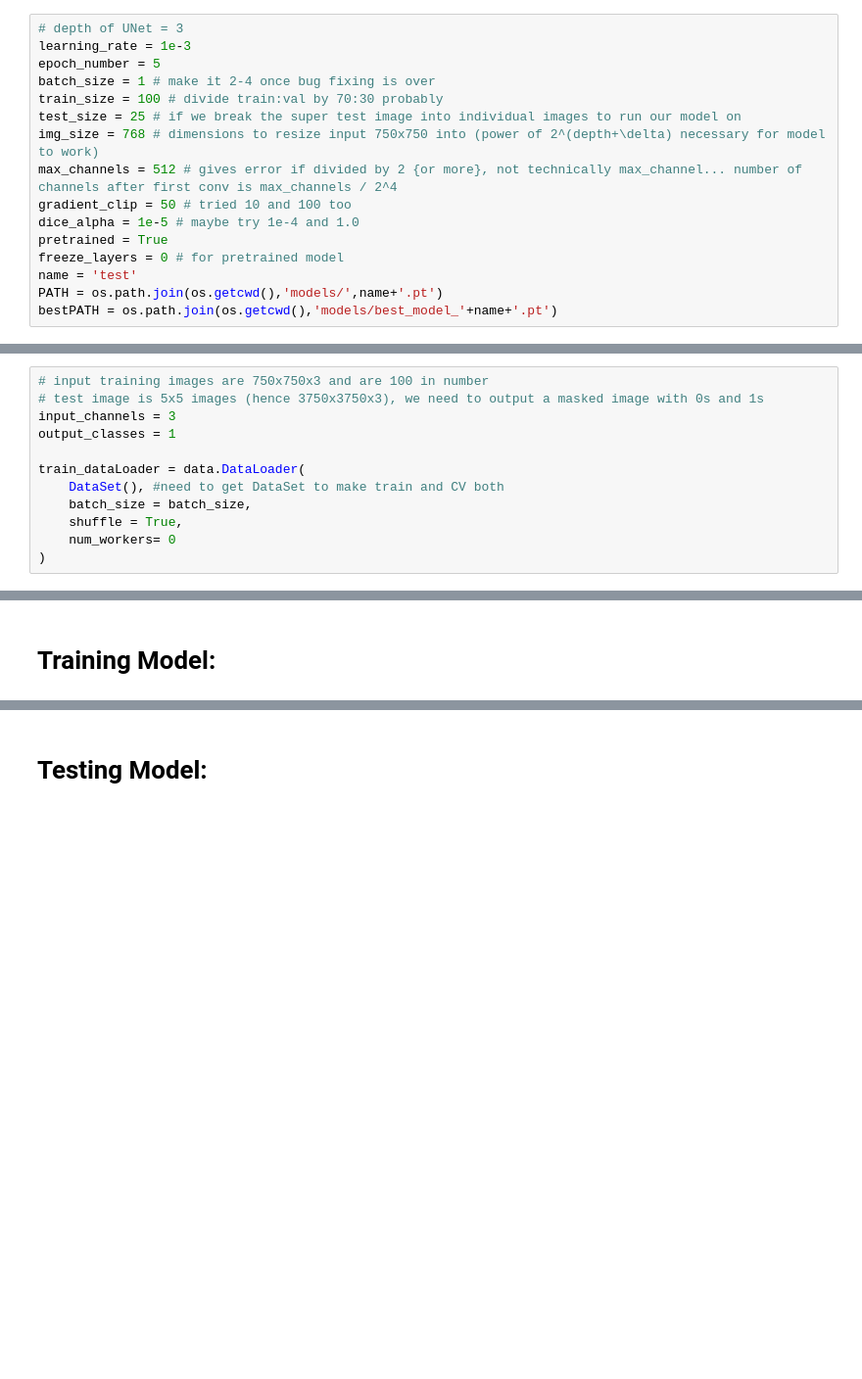
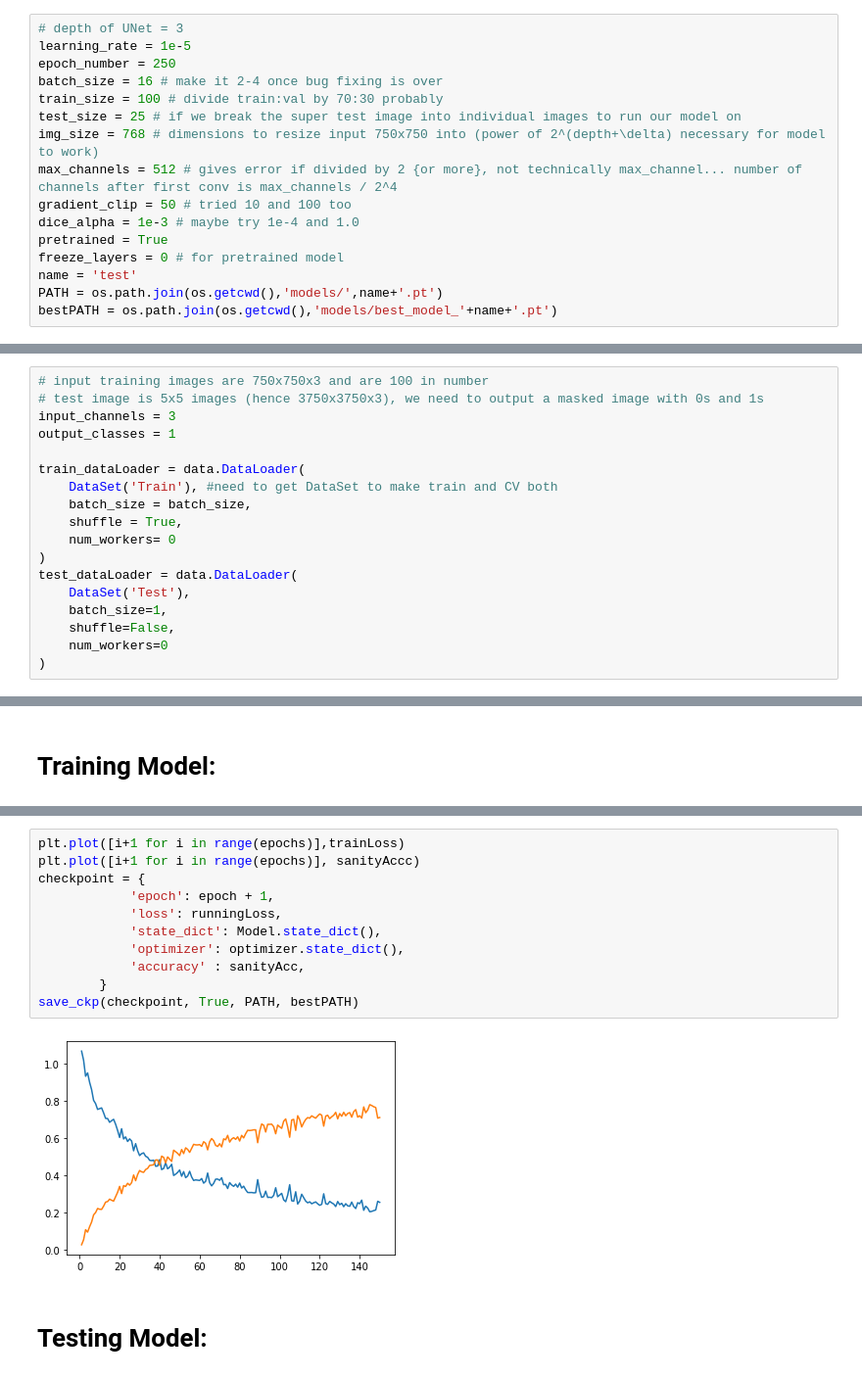
Before and after one commit to zakidotai/geo.ai, a Jupyter notebook: Sids2k_UNet.ipynb, the cells around one changed output, grey strips where cells are left out. Shown at 98% size. Drawn from its saved outputs; the diff is of its cells as text; blank space fills up the shorter version.

Commit message:
added test function/applying mask

```diff
--- a/Sids2k_UNet.ipynb
+++ b/Sids2k_UNet.ipynb
@@ -40,15 +41,15 @@ Hyperparams:
 ==
 # %%
 # depth of UNet = 3
-learning_rate = 1e-3
-epoch_number = 5
-batch_size = 1 # make it 2-4 once bug fixing is over
+learning_rate = 1e-5
+epoch_number = 250
+batch_size = 16 # make it 2-4 once bug fixing is over
 train_size = 100 # divide train:val by 70:30 probably
 test_size = 25 # if we break the super test image into individual images to run our model on
 img_size = 768 # dimensions to resize input 750x750 into (power of 2^(depth+\delta) necessary for model to work)
 max_channels = 512 # gives error if divided by 2 {or more}, not technically max_channel... number of channels after first conv is max_channels / 2^4
 gradient_clip = 50 # tried 10 and 100 too
-dice_alpha = 1e-5 # maybe try 1e-4 and 1.0
+dice_alpha = 1e-3 # maybe try 1e-4 and 1.0
 pretrained = True
 freeze_layers = 0 # for pretrained model
 name = 'test'
@@ -98,11 +111,17 @@ input_channels = 3
 output_classes = 1
 
 train_dataLoader = data.DataLoader(
-    DataSet(), #need to get DataSet to make train and CV both
+    DataSet('Train'), #need to get DataSet to make train and CV both
     batch_size = batch_size,
     shuffle = True,
     num_workers= 0
 )
+test_dataLoader = data.DataLoader(
+    DataSet('Test'),
+    batch_size=1,
+    shuffle=False,
+    num_workers=0
+)
 # %% [markdown]
 Creating Module:
 ==
@@ -301,3 +314,16 @@ Finished Training
+# %%
+plt.plot([i+1 for i in range(epochs)],trainLoss)
+plt.plot([i+1 for i in range(epochs)], sanityAccc)
+checkpoint = {
+            'epoch': epoch + 1,
+            'loss': runningLoss,
+            'state_dict': Model.state_dict(),
+            'optimizer': optimizer.state_dict(),
+            'accuracy' : sanityAcc,
+        }
+save_ckp(checkpoint, True, PATH, bestPATH)
+# %% [output]
+[figure, added]
 # %% [markdown]
 Testing Model:
 ==
```
Also changed, not shown: parts of 7 cells of this notebook, 3 other files.
